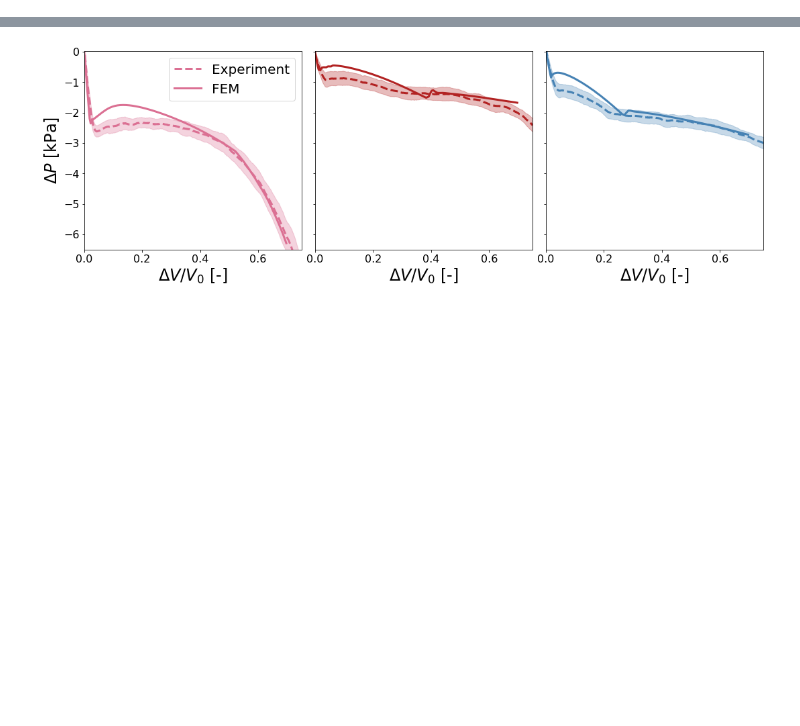
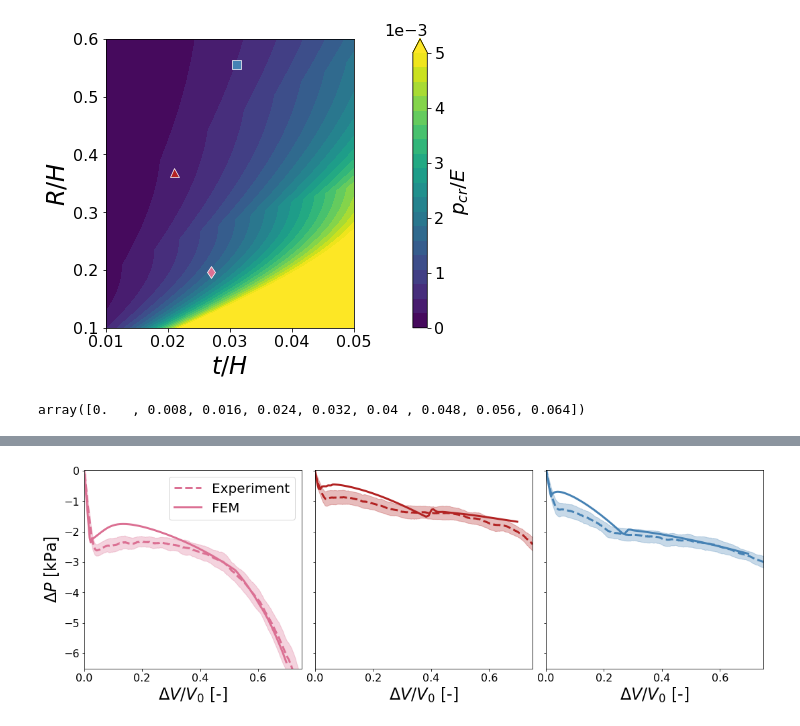
Before and after one commit to bertoldi-collab/buckling-cylinders, a Jupyter notebook: figure_making_paper.ipynb, the cells around one changed output, grey strips where cells are left out. Cells and saved outputs as stored; diff of their text form; code cells hidden in the pictures; blank space fills up the shorter version.

```diff
--- a/figure_making_paper.ipynb
+++ b/figure_making_paper.ipynb
@@ -43,0 +186,35 @@ a[::2]
+# %%
+fig, ax = plt.subplots(figsize = figsize_whole, constrained_layout = True)
+
+edge_width_all = 0.7
+# ax.imshow(res_all)
+ax.plot(0.031, 0.556, 's', color = 'w', markerfacecolor = color_4folds, markersize = markersize_all + size_extra, markeredgewidth = edge_width_all)
+ax.plot(0.027, 0.197, 'd', color = 'w', markerfacecolor = color_2folds, markersize = markersize_all + size_extra, markeredgewidth = edge_width_all)
+ax.plot(0.021, 0.370, '^', color = 'w', markerfacecolor = color_3folds, markersize = markersize_all + size_extra, markeredgewidth = edge_width_all)
+num_values = np.unique(n_all)
+xv, yv = np.meshgrid(v_R_try, v_t_try, indexing='ij')
+levels_set = np.linspace(0,0.005,20)
+map_thing = ax.contourf(yv, xv, p_cr_all, levels = levels_set, cmap = 'viridis', extend = 'max')
+
+
+
+cbar = fig.colorbar(map_thing, extend = 'max', ticks=[0, 1e-3, 2e-3, 3e-3, 4e-3, 5e-3])
+cbar.set_label(label = '$p_{cr}/E$', size = fontsize_legend)
+cbar.ax.ticklabel_format(scilimits = (-2,3))
+cbar.ax.tick_params(labelsize=fontsize_ticks)
+cbar.ax.yaxis.offsetText.set_fontsize(fontsize_ticks)
+
+
+ax.set_xlabel('$t/H$', fontsize = fontsize_axes)
+ax.set_ylabel('$R/H$', fontsize = fontsize_axes)
+ax.tick_params(labelsize = fontsize_ticks)
+ax.set_xlim(np.min(v_t_try), np.max(v_t_try))
+ax.set_ylim(np.min(v_R_try), np.max(v_R_try))
+
+fig.savefig('figures_paper/heat_map_heread_pcr_v1.png', dpi = 300)
+# %% [output]
+[figure, added]
+# %%
+map_thing.levels
+# %% [output]
+array([0.   , 0.008, 0.016, 0.024, 0.032, 0.04 , 0.048, 0.056, 0.064])
```
Also changed, not shown: parts of 11 cells of this notebook.
